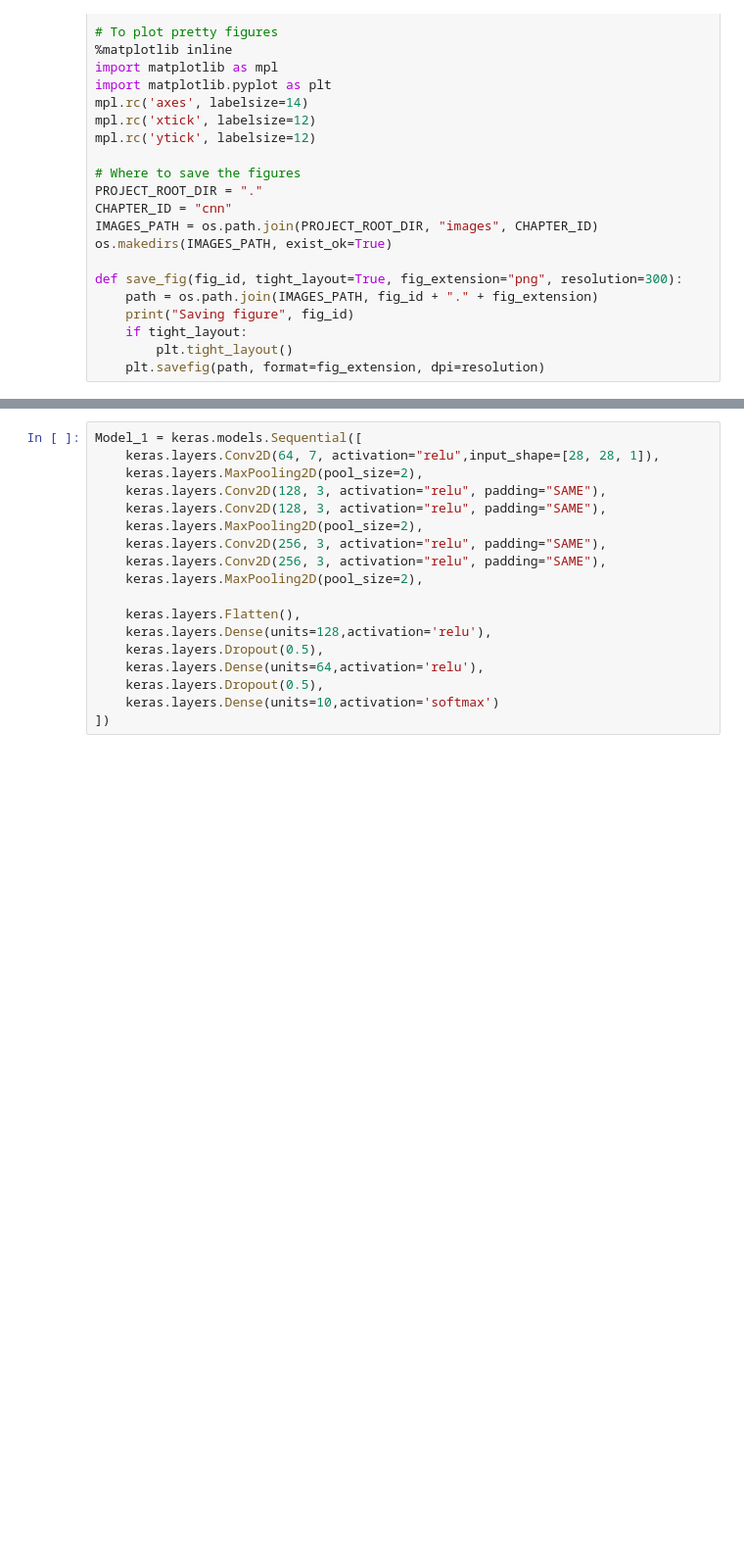
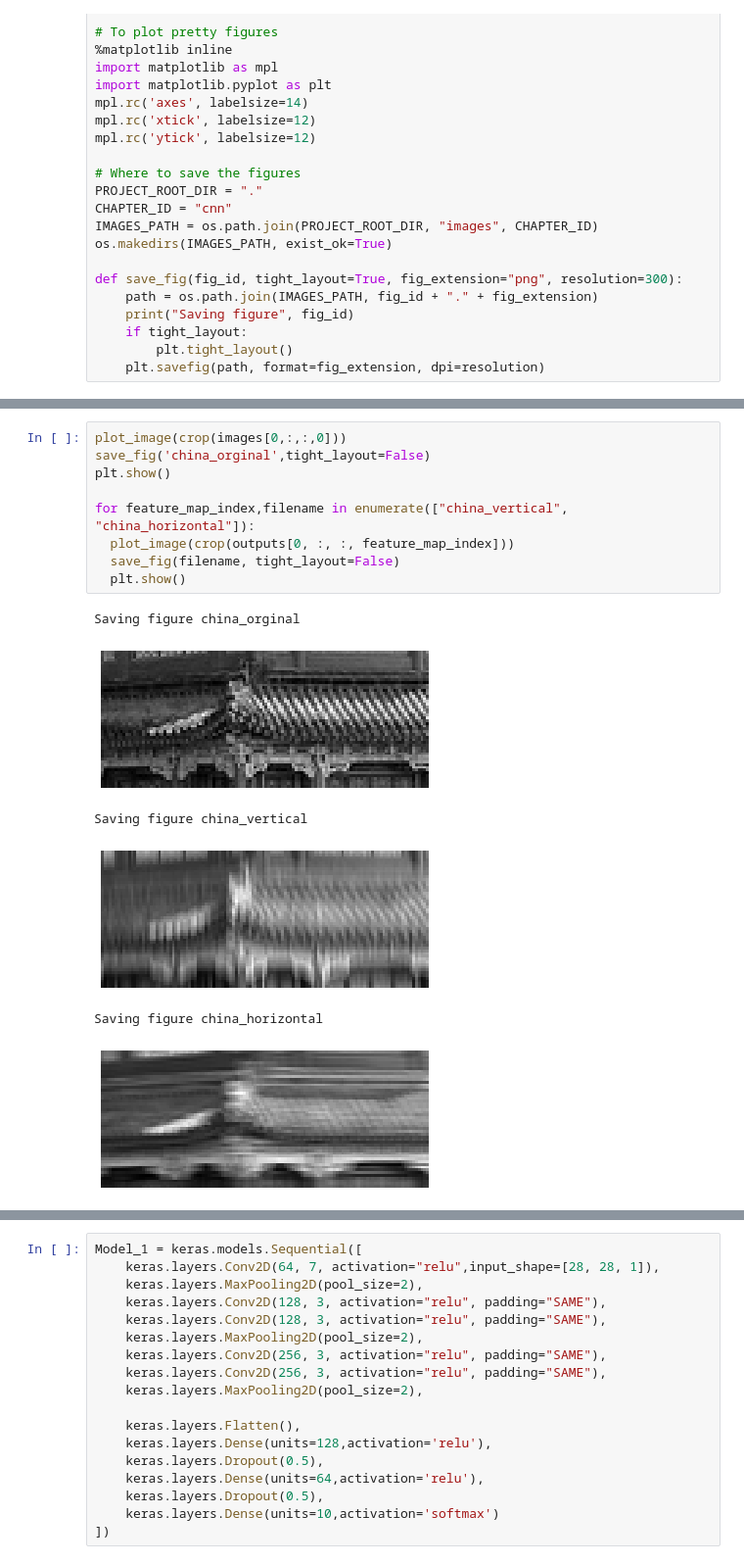
Before and after one commit to TeguhPermana666/Deep-Computer_Vision, a Jupyter notebook: CNN_arsitekture_Fashion Mnist.ipynb, the cells around one changed output, grey strips where cells are left out. Shown at 98% size. Drawn from its saved outputs; the diff is of its cells as text; blank space fills up the shorter version.

```diff
--- a/CNN_arsitekture_Fashion Mnist.ipynb
+++ b/CNN_arsitekture_Fashion Mnist.ipynb
@@ -56 +97,17 @@ def save_fig(fig_id, tight_layout=True, fig_extension="png", resolution=300):
+# %%
+plot_image(crop(images[0,:,:,0]))
+save_fig('china_orginal',tight_layout=False)
+plt.show()
+
+for feature_map_index,filename in enumerate(["china_vertical", "china_horizontal"]):
+  plot_image(crop(outputs[0, :, :, feature_map_index]))
+  save_fig(filename, tight_layout=False)
+  plt.show()
+# %% [output]
+Saving figure china_orginal
+[figure, added]
+Saving figure china_vertical
+[figure, added]
+Saving figure china_horizontal
+[figure, added]
 # %%
```
Also changed, not shown: parts of 9 cells of this notebook.
